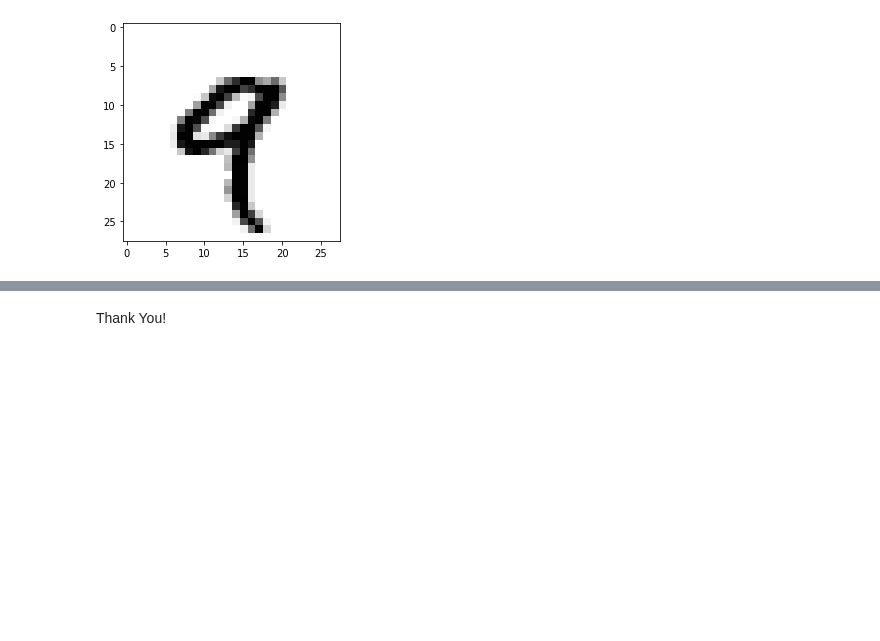
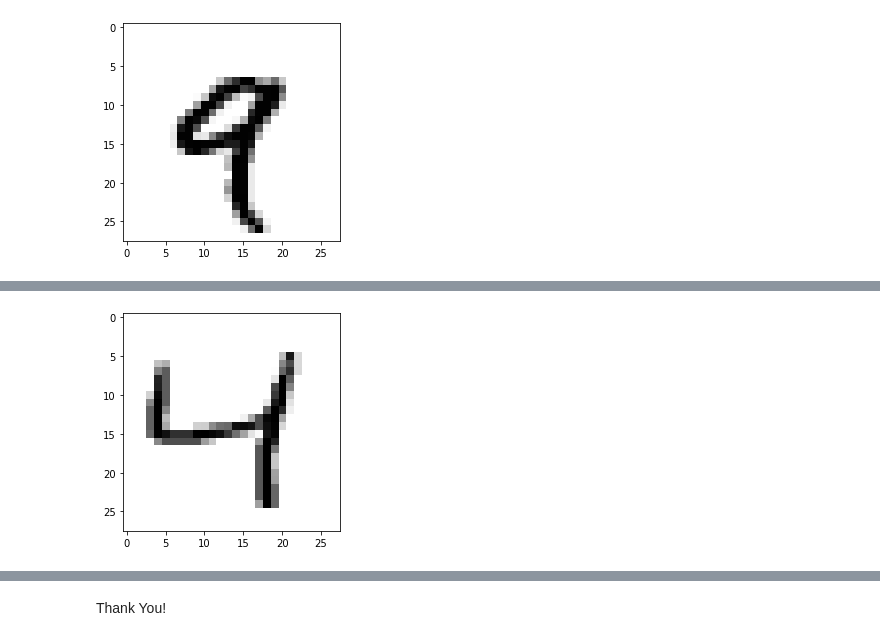
Before and after one commit to adilshera/DeepLearning_Projects, a Jupyter notebook: MNIS-Project/MNIST_Project.ipynb, the cells around one changed output, grey strips where cells are left out. Drawn from its saved outputs; the diff is of its cells as text; code cells hidden in the pictures; blank space fills up the shorter version.

```diff
--- a/MNIS-Project/MNIST_Project.ipynb
+++ b/MNIS-Project/MNIST_Project.ipynb
@@ -208,0 +314,7 @@ plt.show()
+# %%
+digit = train_images[2]
+import matplotlib.pyplot as plt
+plt.imshow(digit,cmap=plt.cm.binary)
+plt.show()
+# %% [output]
+[figure, added]
```
Also changed, not shown: parts of 33 cells of this notebook.
